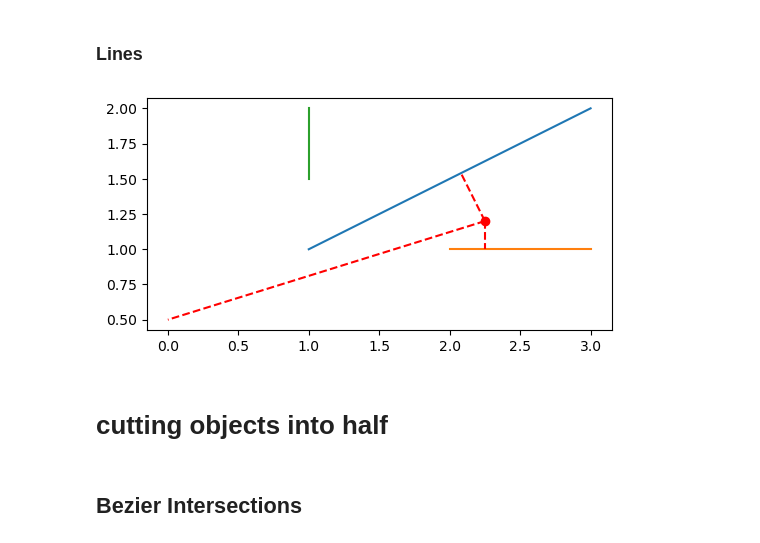
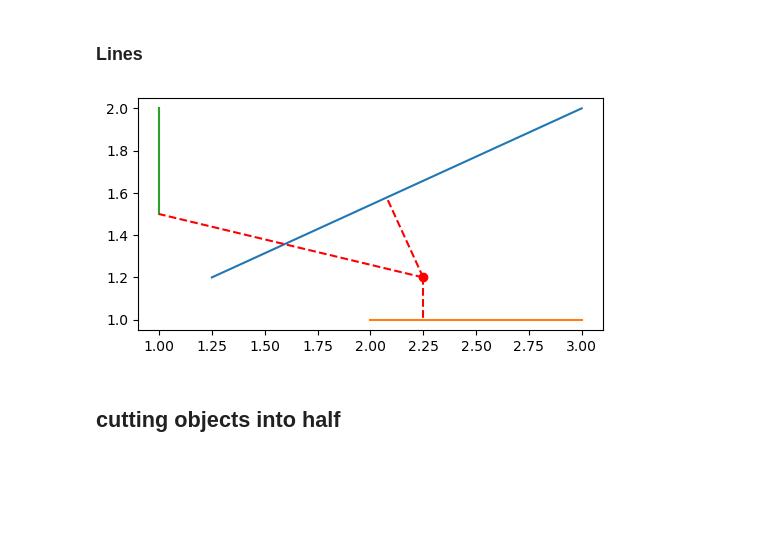
Before and after one commit to crossbow911/Matcha, a Jupyter notebook: Test_Cases.ipynb, the cells around one changed output. Saved outputs shown, nothing was run; the diff lists cells and outputs as text; code cells hidden in the pictures; blank space fills up the shorter version.

```diff
--- a/Test_Cases.ipynb
+++ b/Test_Cases.ipynb
@@ -181,28 +182,26 @@ plt.show()
 # %%
 fix, ax = plt.subplots(figsize=(6,4))
 t = np.linspace(0,1,1000)
 
-line1 = Line([1+1j,3+2j])
+line1 = Line([1.25+1.2j,3+2j])
 ax.plot(line1.at(t).real, line1.at(t).imag)
 
 line2 = Line([2+1j,3+1j])
 ax.plot(line2.at(t).real, line2.at(t).imag)
 
 line3 = Line([1+1.5j,1+2j])
 ax.plot(line3.at(t).real, line3.at(t).imag)
 
 point = 2.25+1.2j
 ax.plot(point.real, point.imag,"ro")
 
 ax.plot([point.real,line1.closest_point(point).real], [point.imag,line1.closest_point(point).imag],"r--")
 ax.plot([point.real,line2.closest_point(point).real], [point.imag,line2.closest_point(point).imag],"r--")
 ax.plot([point.real,line3.closest_point(point).real], [point.imag,line3.closest_point(point).imag],"r--")
 
 ax.set_aspect("equal")
 plt.show()
 # %% [output]
-[figure, old version]
+[figure, new version]
 # %% [markdown]
-# cutting objects into half
+## cutting objects into half
-# %% [markdown]
-## Bezier Intersections
```
Also changed, not shown: parts of 24 cells of this notebook, 1 other file.
